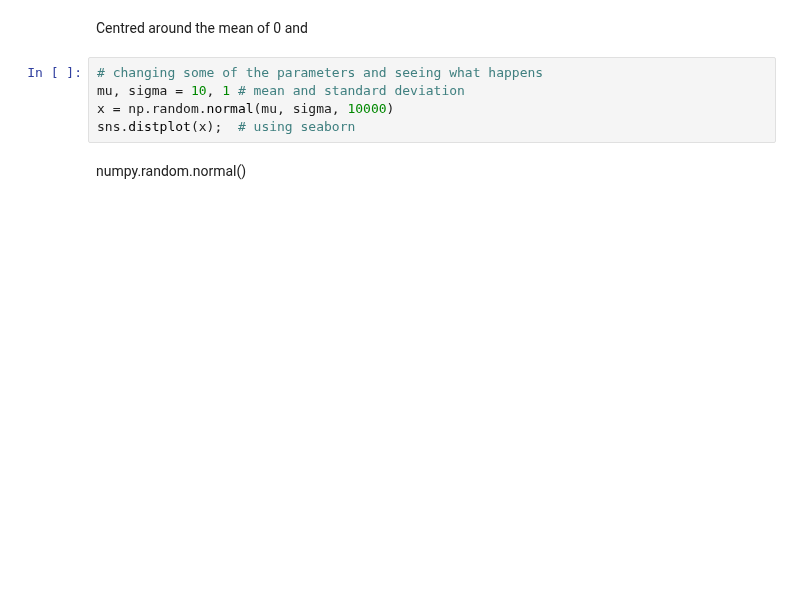
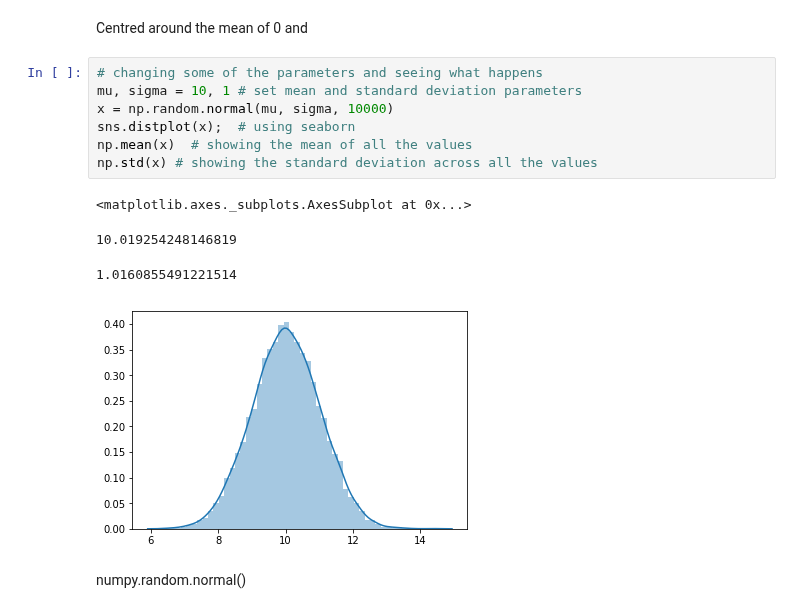
Before and after one commit to angela1C/Programming-for-Data-Analysis-numpy.random-project-2019, a Jupyter notebook: NumpyRandom.ipynb, the cells around one changed output. Cells and saved outputs as stored; diff of their text form; blank space fills up the shorter version.

```diff
--- a/NumpyRandom.ipynb
+++ b/NumpyRandom.ipynb
@@ -1209,9 +1252,16 @@ sns.distplot(x);  # using seaborn
 Centred around the mean of 0 and
 # %%
 # changing some of the parameters and seeing what happens
-mu, sigma = 10, 1 # mean and standard deviation
+mu, sigma = 10, 1 # set mean and standard deviation parameters
 x = np.random.normal(mu, sigma, 10000)
 sns.distplot(x);  # using seaborn
+np.mean(x)  # showing the mean of all the values
+np.std(x) # showing the standard deviation across all the values
+# %% [output]
+<matplotlib.axes._subplots.AxesSubplot at 0x...>
+10.019254248146819
+1.0160855491221514
+[figure, added]
 # %% [markdown]
 numpy.random.normal()
 # %%
```
Also changed, not shown: parts of 29 cells of this notebook.
